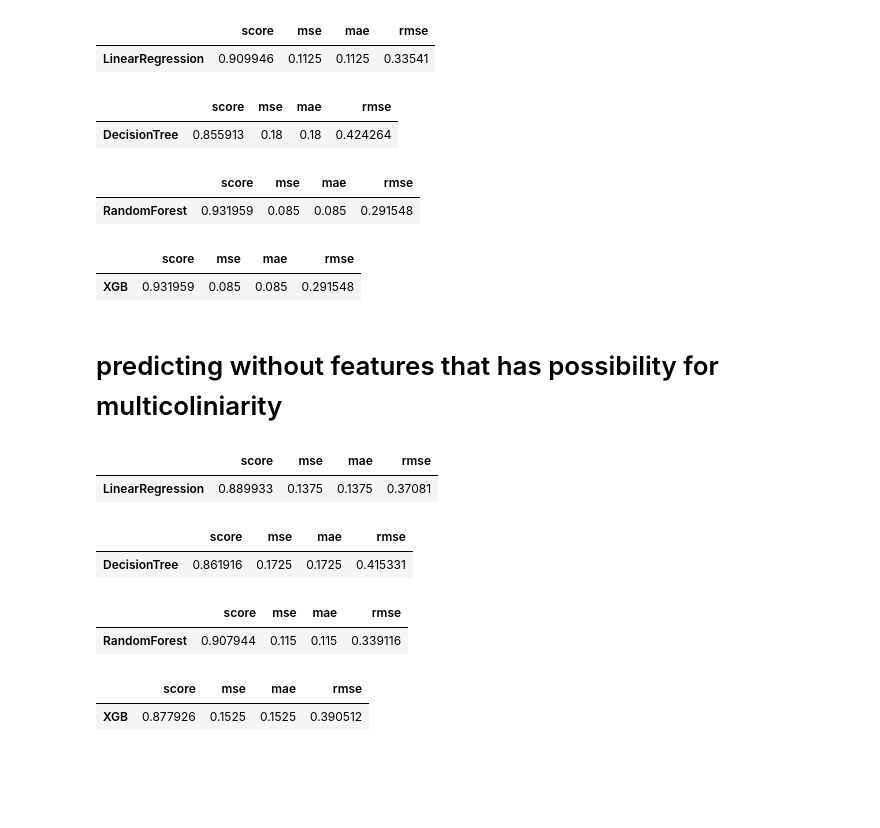
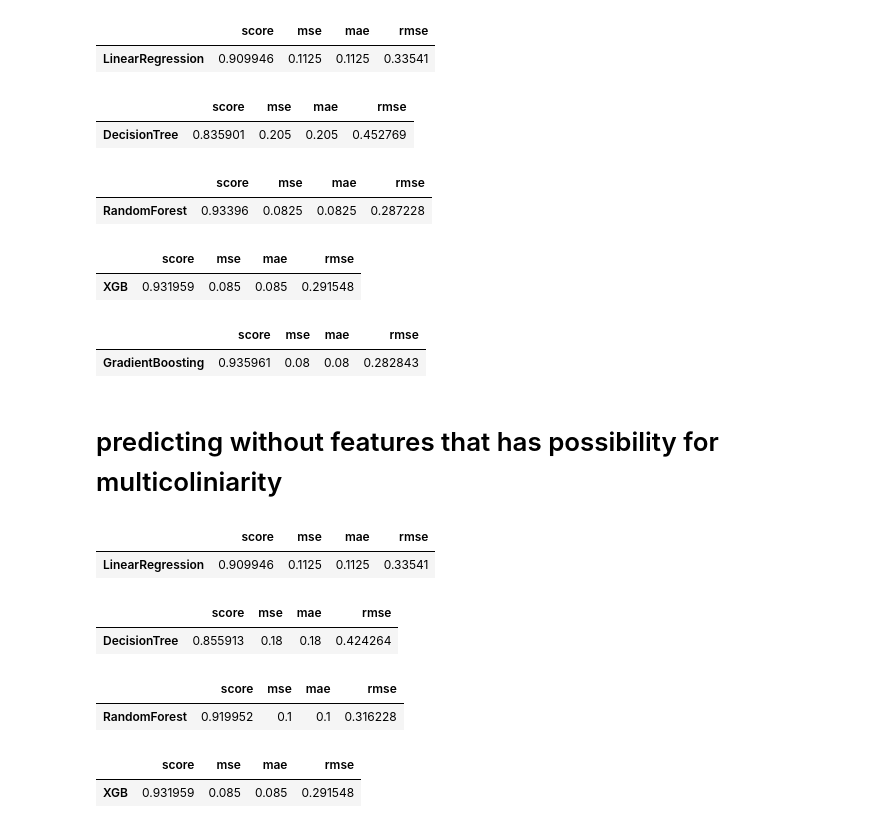
Before and after one commit to isoori/Mobile-Price-Prediction, a Jupyter notebook: Untitled.ipynb, the cells around one changed output. Saved outputs shown, nothing was run; the diff lists cells and outputs as text; code cells hidden in the pictures; blank space fills up the shorter version.

```diff
--- a/Untitled.ipynb
+++ b/Untitled.ipynb
@@ -173,11 +174,11 @@ df.head()
 # %%
 features = df.drop('price_range',axis=1)
 target = df['price_range']
-x_train , x_test, y_train, y_test = train_test_split(features,target,test_size=0.2,random_state=12)
+x_train , x_val, y_train, y_val = train_test_split(features,target,test_size=0.2,random_state=12)
 # %%
 scaller = MinMaxScaler(feature_range=(0,1))
 xtr_scalled = pd.DataFrame(data=scaller.fit_transform(x_train),columns=x_train.columns)
-xts_scalled = pd.DataFrame(data=scaller.transform(x_test),columns=x_test.columns)
+xval_scalled = pd.DataFrame(data=scaller.transform(x_val),columns=x_test.columns)
 # %%
 ln = LinearRegression()
 ln.fit(xtr_scalled,y_train)
@@ -194,29 +195,29 @@ m1
 # %%
 tr = DecisionTreeRegressor()
 tr.fit(xtr_scalled,y_train)
-prediction = np.round(tr.predict(xts_scalled),0)
-score = r2_score(y_test,prediction)
-mse = mean_squared_error(y_test,prediction)
-mae = mean_absolute_error(y_test,prediction)
+prediction = np.round(tr.predict(xval_scalled),0)
+score = r2_score(y_val,prediction)
+mse = mean_squared_error(y_val,prediction)
+mae = mean_absolute_error(y_val,prediction)
 rmse = np.sqrt(mse)
 m2=pd.DataFrame({'score':score,'mse':mse,'mae':mae,'rmse':rmse},index=['DecisionTree'])
 m2
 # %% [output]
 |  | score | mse | mae | rmse |
-| DecisionTree | 0.855913 | 0.18 | 0.18 | 0.424264 |
+| DecisionTree | 0.835901 | 0.205 | 0.205 | 0.452769 |
 # %%
 fr = RandomForestRegressor()
 fr.fit(xtr_scalled,y_train)
-prediction = np.round(fr.predict(xts_scalled),0)
-score = r2_score(y_test,prediction)
-mse = mean_squared_error(y_test,prediction)
-mae = mean_absolute_error(y_test,prediction)
+prediction = np.round(fr.predict(xval_scalled),0)
+score = r2_score(y_val,prediction)
+mse = mean_squared_error(y_val,prediction)
+mae = mean_absolute_error(y_val,prediction)
 rmse = np.sqrt(mse)
 m3=pd.DataFrame({'score':score,'mse':mse,'mae':mae,'rmse':rmse},index=['RandomForest'])
 m3
 # %% [output]
 |  | score | mse | mae | rmse |
-| RandomForest | 0.931959 | 0.085 | 0.085 | 0.291548 |
+| RandomForest | 0.93396 | 0.0825 | 0.0825 | 0.287228 |
 # %%
 xg = XGBRegressor()
 xg.fit(xtr_scalled,y_train)
@@ -233,13 +234,16 @@ m4
 # %%
 gr = GradientBoostingRegressor()
 gr.fit(xtr_scalled,y_train)
-prediction = np.round(gr.predict(xts_scalled),0)
-score = r2_score(y_test,prediction)
-mse = mean_squared_error(y_test,prediction)
-mae = mean_absolute_error(y_test,prediction)
+prediction = np.round(gr.predict(xval_scalled),0)
+score = r2_score(y_val,prediction)
+mse = mean_squared_error(y_val,prediction)
+mae = mean_absolute_error(y_val,prediction)
 rmse = np.sqrt(mse)
 m5=pd.DataFrame({'score':score,'mse':mse,'mae':mae,'rmse':rmse},index=['GradientBoosting'])
 m5
+# %% [output]
+|  | score | mse | mae | rmse |
+| GradientBoosting | 0.935961 | 0.08 | 0.08 | 0.282843 |
 # %% [markdown]
 # predicting without features that has possibility for multicoliniarity
 # %%
@@ -253,55 +257,55 @@ xts_scalledd = pd.DataFrame(data=scaller.transform(x_test),columns=x_test.column
 # %%
 ln = LinearRegression()
 ln.fit(xtr_scalledd,y_train)
-prediction = np.round(ln.predict(xts_scalledd),0)
-score = r2_score(y_test,prediction)
-mse = mean_squared_error(y_test,prediction)
-mae = mean_absolute_error(y_test,prediction)
+prediction = np.round(ln.predict(x_vall_Scalled),0)
+score = r2_score(y_val,prediction)
+mse = mean_squared_error(y_val,prediction)
+mae = mean_absolute_error(y_val,prediction)
 rmse = np.sqrt(mse)
 m1=pd.DataFrame({'score':score,'mse':mse,'mae':mae,'rmse':rmse},index=['LinearRegression'])
 m1
 # %% [output]
 |  | score | mse | mae | rmse |
-| LinearRegression | 0.889933 | 0.1375 | 0.1375 | 0.37081 |
+| LinearRegression | 0.909946 | 0.1125 | 0.1125 | 0.33541 |
 # %%
 tr = DecisionTreeRegressor()
 tr.fit(xtr_scalledd,y_train)
-prediction = np.round(tr.predict(xts_scalledd),0)
-score = r2_score(y_test,prediction)
-mse = mean_squared_error(y_test,prediction)
-mae = mean_absolute_error(y_test,prediction)
+prediction = np.round(tr.predict(x_vall_Scalled),0)
+score = r2_score(y_val,prediction)
+mse = mean_squared_error(y_val,prediction)
+mae = mean_absolute_error(y_val,prediction)
 rmse = np.sqrt(mse)
 m2=pd.DataFrame({'score':score,'mse':mse,'mae':mae,'rmse':rmse},index=['DecisionTree'])
 m2
 # %% [output]
 |  | score | mse | mae | rmse |
-| DecisionTree | 0.861916 | 0.1725 | 0.1725 | 0.415331 |
+| DecisionTree | 0.855913 | 0.18 | 0.18 | 0.424264 |
 # %%
 fr = RandomForestRegressor()
 fr.fit(xtr_scalledd,y_train)
-prediction = np.round(fr.predict(xts_scalledd),0)
-score = r2_score(y_test,prediction)
-mse = mean_squared_error(y_test,prediction)
-mae = mean_absolute_error(y_test,prediction)
+prediction = np.round(fr.predict(x_vall_Scalled),0)
+score = r2_score(y_val,prediction)
+mse = mean_squared_error(y_val,prediction)
+mae = mean_absolute_error(y_val,prediction)
 rmse = np.sqrt(mse)
 m3=pd.DataFrame({'score':score,'mse':mse,'mae':mae,'rmse':rmse},index=['RandomForest'])
 m3
 # %% [output]
 |  | score | mse | mae | rmse |
-| RandomForest | 0.907944 | 0.115 | 0.115 | 0.339116 |
+| RandomForest | 0.919952 | 0.1 | 0.1 | 0.316228 |
 # %%
 xg = XGBRegressor()
 xg.fit(xtr_scalledd,y_train)
-prediction = np.round(xg.predict(xts_scalledd),0)
-score = r2_score(y_test,prediction)
-mse = mean_squared_error(y_test,prediction)
-mae = mean_absolute_error(y_test,prediction)
+prediction = np.round(xg.predict(x_vall_Scalled),0)
+score = r2_score(y_val,prediction)
+mse = mean_squared_error(y_val,prediction)
+mae = mean_absolute_error(y_val,prediction)
 rmse = np.sqrt(mse)
 m4=pd.DataFrame({'score':score,'mse':mse,'mae':mae,'rmse':rmse},index=['XGB'])
 m4
 # %% [output]
 |  | score | mse | mae | rmse |
-| XGB | 0.877926 | 0.1525 | 0.1525 | 0.390512 |
+| XGB | 0.931959 | 0.085 | 0.085 | 0.291548 |
 # %%
 gr = GradientBoostingRegressor()
 gr.fit(xtr_scalledd,y_train)
```
Also changed, not shown: parts of 7 cells of this notebook.
